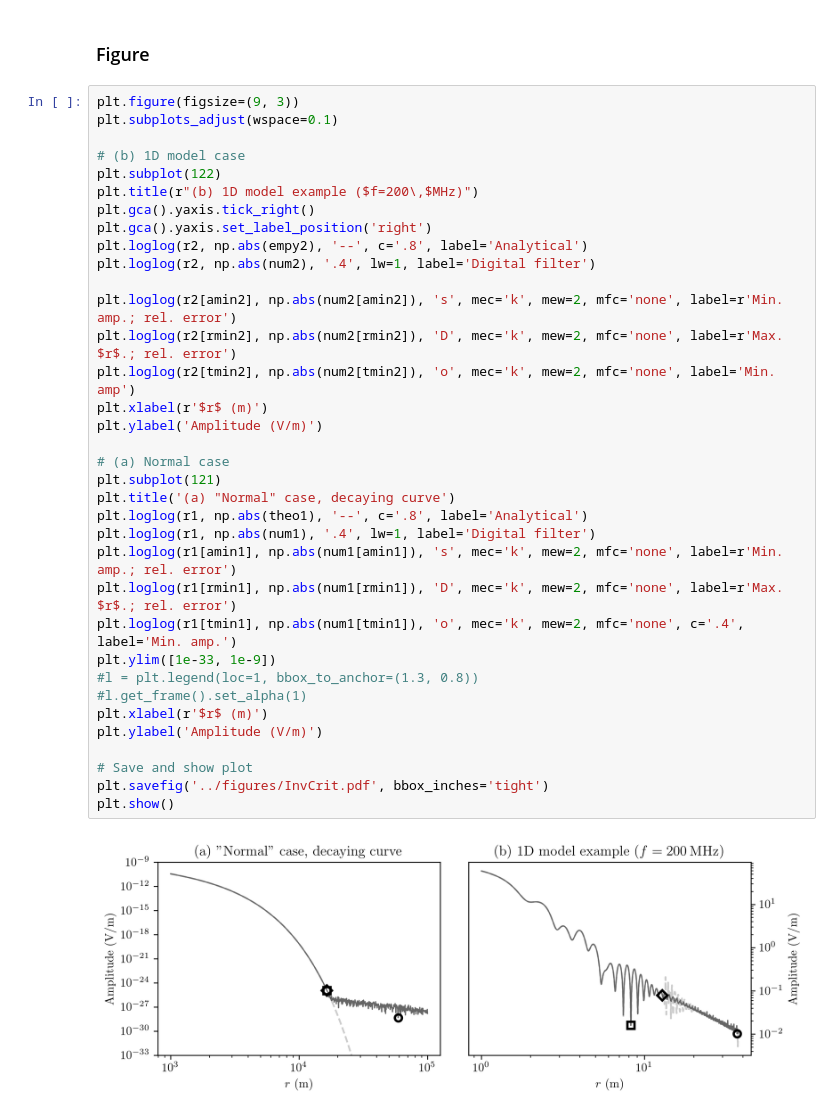
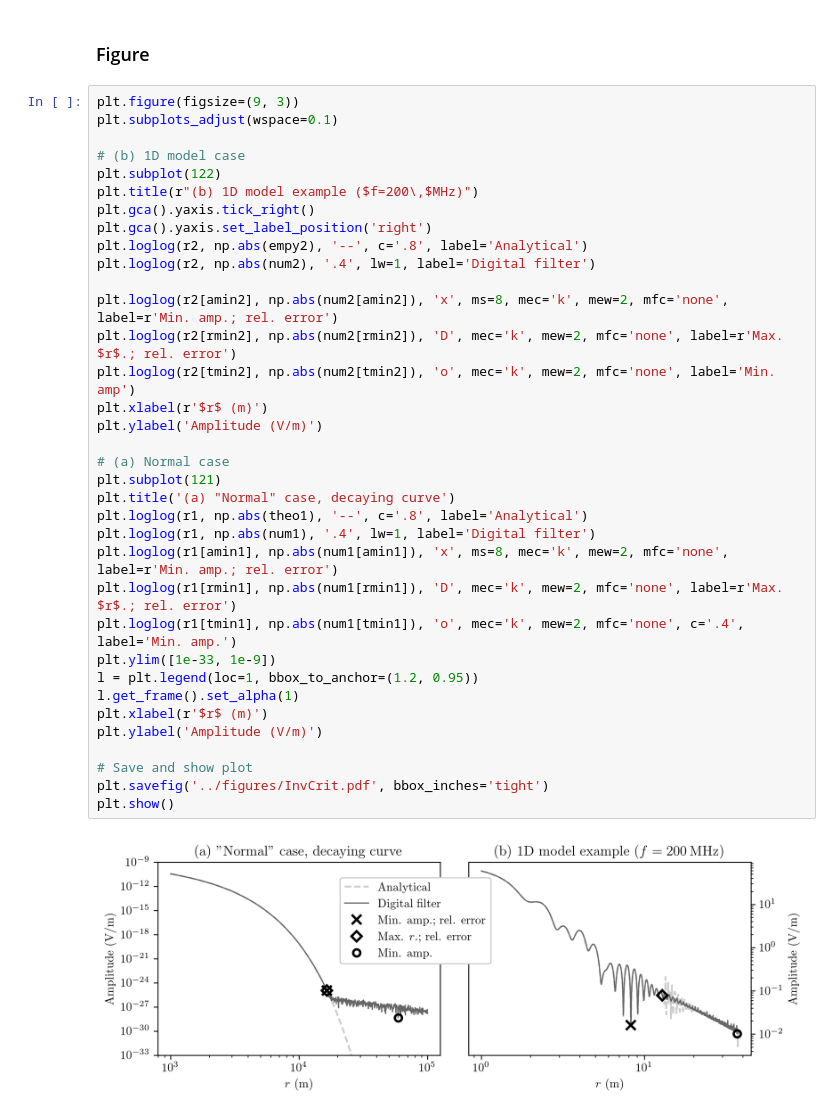
Before and after one commit to emsig/article-fdesign, a Jupyter notebook: notebooks/Figure-InversionCriterium.ipynb, the cells around one changed output. Drawn from its saved outputs; the diff is of its cells as text.

Commit message:
Add legend back to fig 1

```diff
--- a/notebooks/Figure-InversionCriterium.ipynb
+++ b/notebooks/Figure-InversionCriterium.ipynb
@@ -83,38 +83,38 @@ plt.figure(figsize=(9, 3))
 plt.subplots_adjust(wspace=0.1)
 
 # (b) 1D model case
 plt.subplot(122)
 plt.title(r"(b) 1D model example ($f=200\,$MHz)")
 plt.gca().yaxis.tick_right()
 plt.gca().yaxis.set_label_position('right')
 plt.loglog(r2, np.abs(empy2), '--', c='.8', label='Analytical')
 plt.loglog(r2, np.abs(num2), '.4', lw=1, label='Digital filter')
 
-plt.loglog(r2[amin2], np.abs(num2[amin2]), 's', mec='k', mew=2, mfc='none', label=r'Min. amp.; rel. error')
+plt.loglog(r2[amin2], np.abs(num2[amin2]), 'x', ms=8, mec='k', mew=2, mfc='none', label=r'Min. amp.; rel. error')
 plt.loglog(r2[rmin2], np.abs(num2[rmin2]), 'D', mec='k', mew=2, mfc='none', label=r'Max. $r$.; rel. error')
 plt.loglog(r2[tmin2], np.abs(num2[tmin2]), 'o', mec='k', mew=2, mfc='none', label='Min. amp')
 plt.xlabel(r'$r$ (m)')
 plt.ylabel('Amplitude (V/m)')
 
 # (a) Normal case
 plt.subplot(121)
 plt.title('(a) "Normal" case, decaying curve')
 plt.loglog(r1, np.abs(theo1), '--', c='.8', label='Analytical')
 plt.loglog(r1, np.abs(num1), '.4', lw=1, label='Digital filter')
-plt.loglog(r1[amin1], np.abs(num1[amin1]), 's', mec='k', mew=2, mfc='none', label=r'Min. amp.; rel. error')
+plt.loglog(r1[amin1], np.abs(num1[amin1]), 'x', ms=8, mec='k', mew=2, mfc='none', label=r'Min. amp.; rel. error')
 plt.loglog(r1[rmin1], np.abs(num1[rmin1]), 'D', mec='k', mew=2, mfc='none', label=r'Max. $r$.; rel. error')
 plt.loglog(r1[tmin1], np.abs(num1[tmin1]), 'o', mec='k', mew=2, mfc='none', c='.4', label='Min. amp.')
 plt.ylim([1e-33, 1e-9])
-#l = plt.legend(loc=1, bbox_to_anchor=(1.3, 0.8))
-#l.get_frame().set_alpha(1)
+l = plt.legend(loc=1, bbox_to_anchor=(1.2, 0.95))
+l.get_frame().set_alpha(1)
 plt.xlabel(r'$r$ (m)')
 plt.ylabel('Amplitude (V/m)')
 
 # Save and show plot
 plt.savefig('../figures/InvCrit.pdf', bbox_inches='tight')
 plt.show()
 # %% [output]
-[figure, old version]
+[figure, new version]
 # %%
 import printinfo
 printinfo.info()
```
Also changed, not shown: parts of 1 cell of this notebook, 2 other files.
